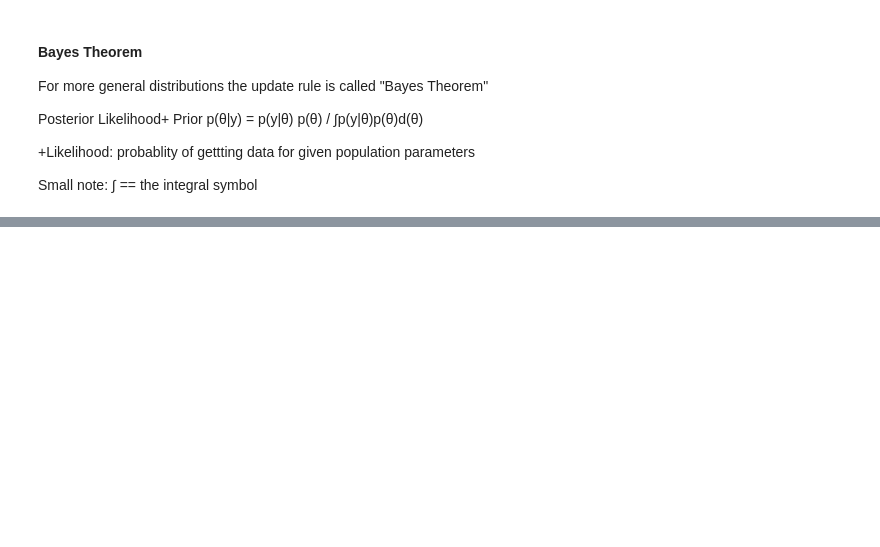
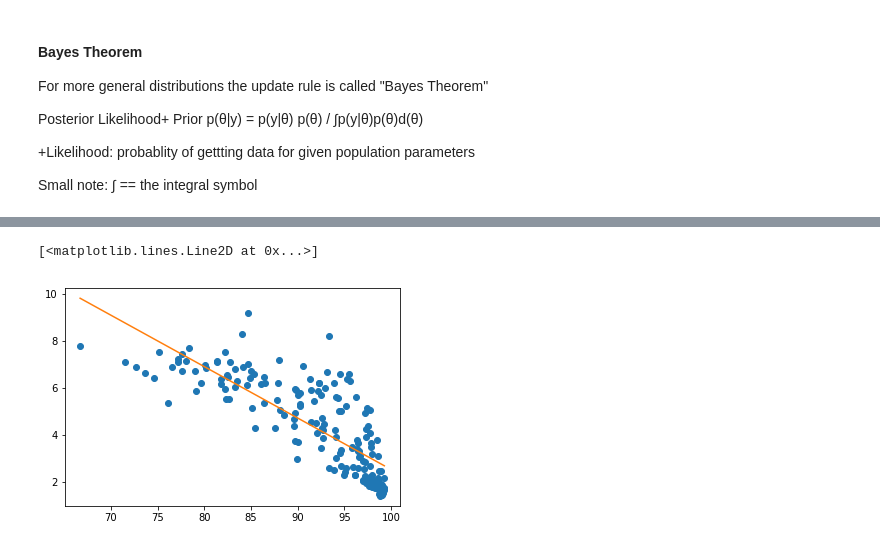
Before and after one commit to fabianfranklinhuffstead/VariousDatasetAnalysis, a Jupyter notebook: Exercise Files/chapter5/workbook_05_06.ipynb, the cells around one changed output, grey strips where cells are left out. Cells and saved outputs as stored; diff of their text form; code cells hidden in the pictures; blank space fills up the shorter version.

```diff
--- a/Exercise Files/chapter5/workbook_05_06.ipynb
+++ b/Exercise Files/chapter5/workbook_05_06.ipynb
@@ -39,0 +114,8 @@ Small note: ∫ == the integral symbol
+# %%
+babies = trace['intercept'].mean() + trace['slope'].mean() * (gdata['age5_surviving'] - 65)
+# %%
+pp.scatter(gdata['age5_surviving'], gdata['babies_per_woman'])
+pp.plot(gdata['age5_surviving'], babies, 'C1')
+# %% [output]
+[<matplotlib.lines.Line2D at 0x...>]
+[figure, added]
```
Also changed, not shown: parts of 19 cells of this notebook.
